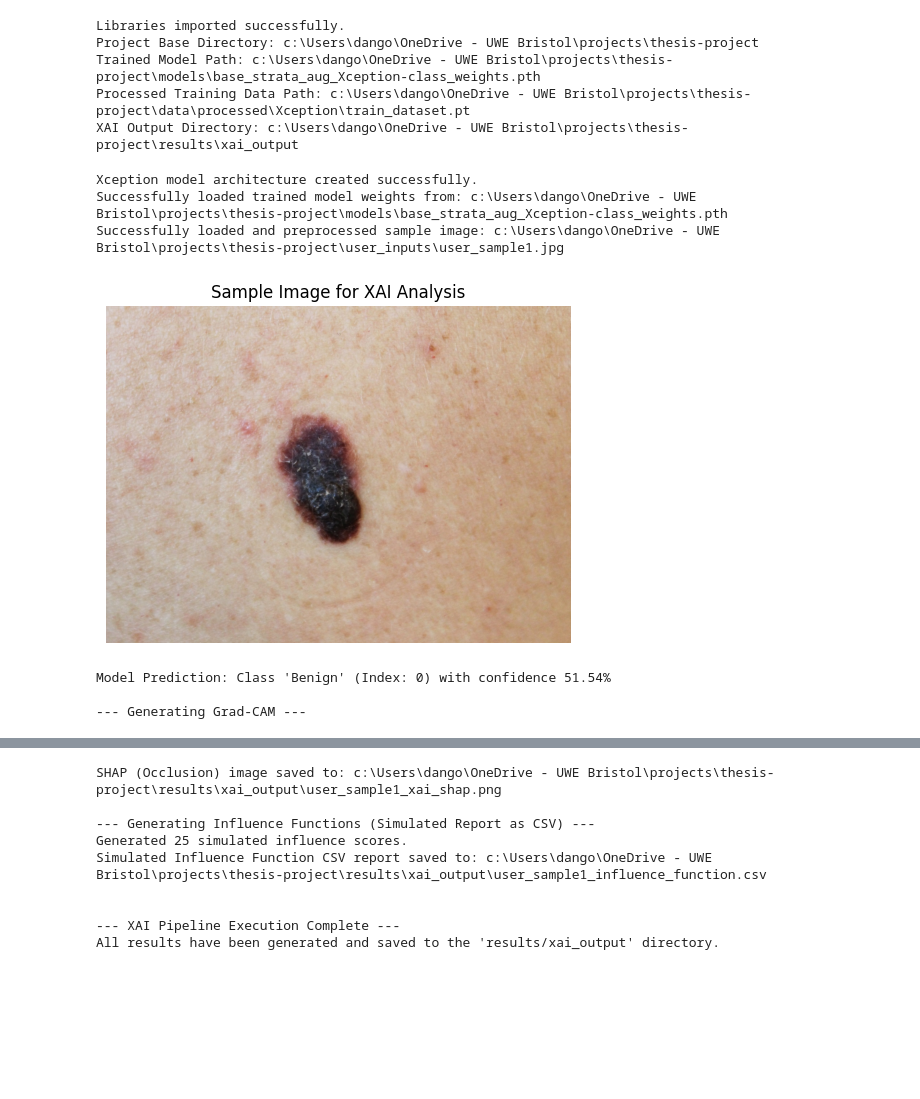
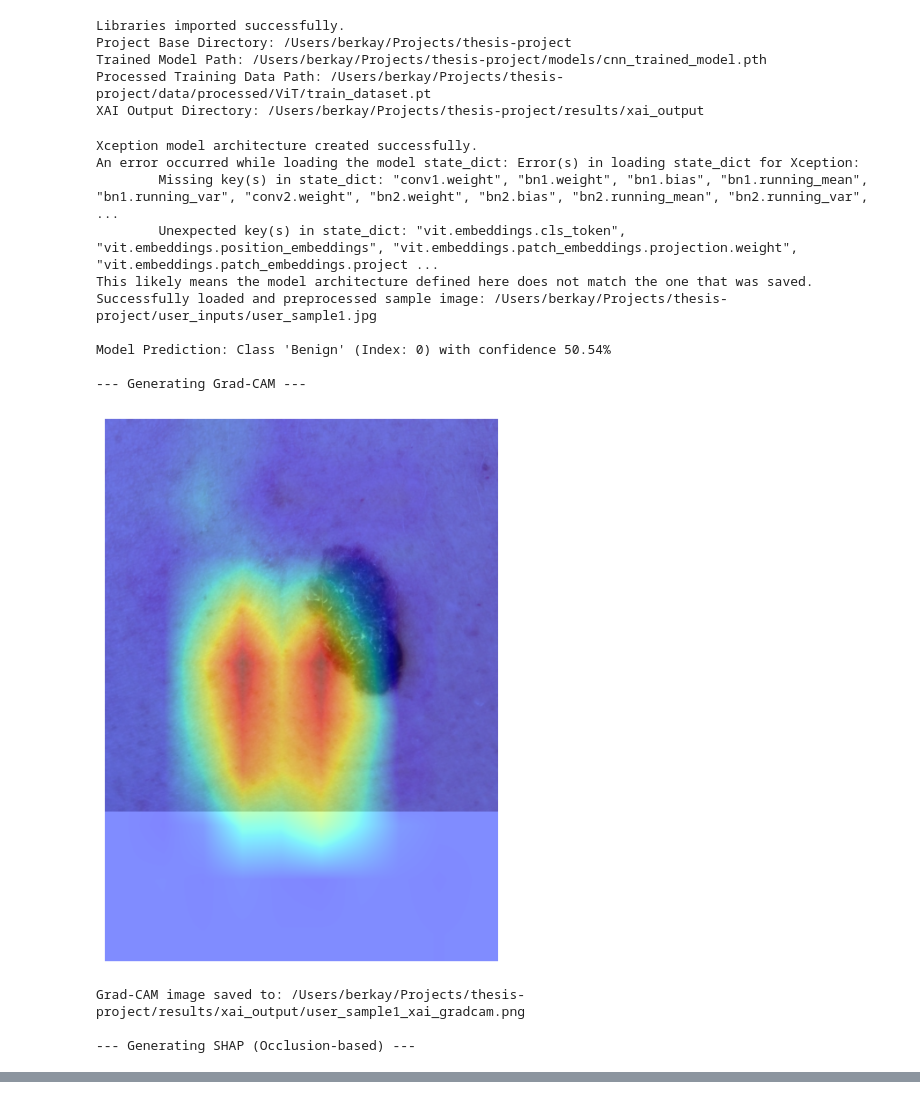
Before and after one commit to msc-ai-lab/thesis-project, a Jupyter notebook: notebooks/04_xai_pipeline.ipynb, the cells around one changed output, grey strips where cells are left out. Drawn from its saved outputs; the diff is of its cells as text; code cells hidden in the pictures; blank space fills up the shorter version.

```diff
--- a/notebooks/04_xai_pipeline.ipynb
+++ b/notebooks/04_xai_pipeline.ipynb
@@ -19,14 +19,9 @@ import matplotlib.pyplot as plt
 import pandas as pd
 import timm
 import os
-import sys
 from captum.attr import LayerGradCam, Occlusion
 from captum.attr import visualization as viz
 import random
-
-# Local imports
-sys.path.append(os.path.abspath(os.path.join(os.getcwd(), '..')))
-from utils.common import get_test_transforms
 
 print("Libraries imported successfully.")
 
@@ -39,11 +34,11 @@ else:
     BASE_DIR = CWD
 
 # --- UPDATED PATHS ---
-MODEL_PATH = os.path.join(BASE_DIR, 'models', 'base_strata_aug_Xception-class_weights.pth')
+MODEL_PATH = os.path.join(BASE_DIR, 'models', 'cnn_trained_model.pth')
 SAMPLE_IMAGE_PATH = os.path.join(BASE_DIR, 'user_inputs', 'user_sample1.jpg')
-METADATA_PATH = os.path.join(BASE_DIR, 'data', 'metadata_updated.csv')
+METADATA_PATH = os.path.join(BASE_DIR, 'data', 'raw_dataset', 'ddi_metadata.csv')
 # Path to the processed training data tensors from notebook 02
-PROCESSED_TRAIN_DATA_PATH = os.path.join(BASE_DIR, 'data', 'processed', 'Xception', 'train_dataset.pt')
+PROCESSED_TRAIN_DATA_PATH = os.path.join(BASE_DIR, 'data', 'processed', 'ViT', 'train_dataset.pt')
 # The outputs are saved to the top-level 'results' folder
 OUTPUT_DIR = os.path.join(BASE_DIR, 'results', 'xai_output')
 
@@ -83,23 +78,18 @@ except Exception as e:
 
 # Define the transformations. These should be consistent with the *testing* transformations
 # from your colleague's notebook to ensure correct model input.
-preprocess_transform = get_test_transforms(size=299)
+preprocess_transform = transforms.Compose([
+    transforms.Resize((299, 299)), # Xception models expect 299x299 images
+    transforms.ToTensor(),
+    transforms.Normalize(mean=[0.485, 0.456, 0.406], std=[0.229, 0.224, 0.225]),
+])
 
 # Load a single sample image for XAI analysis
 try:
     input_image = Image.open(SAMPLE_IMAGE_PATH).convert('RGB')
-
-    image_np = np.array(input_image)
-    transformed_img = preprocess_transform(image=image_np)['image']
+    transformed_img = preprocess_transform(input_image)
     input_tensor = transformed_img.unsqueeze(0) # Add batch dimension for the model
     print(f"Successfully loaded and preprocessed sample image: {SAMPLE_IMAGE_PATH}")
-
-    # Print the sample image for visualization
-    plt.figure(figsize=(6, 6))
-    plt.imshow(input_image)
-    plt.title('Sample Image for XAI Analysis')
-    plt.axis('off')
-    plt.show()
 except FileNotFoundError:
     print(f"ERROR: Sample image not found at '{SAMPLE_IMAGE_PATH}'")
     print("Please add your input image to the 'user_inputs' folder and update the SAMPLE_IMAGE_PATH variable.")
@@ -197,13 +187,13 @@ def generate_influence_function_report_csv(output_path, n_cases=25):
     """
     try:
         # Load the processed metadata created by notebook 01
-        metadata_df = pd.read_csv(METADATA_PATH)
+        metadata_df = pd.read_csv(os.path.join(BASE_DIR, 'data', 'metadata_updated.csv'))
 
         # Perform the exact same train/test split as notebook 02 to get the training file list
         train_df, _ = train_test_split(
             metadata_df,
             test_size=0.4,
-            stratify=metadata_df['strata'],
+            stratify=metadata_df['malignant'],
             random_state=42
         )
 
@@ -221,40 +211,47 @@ def generate_influence_function_report_csv(output_path, n_cases=25):
         pred = label if random.random() > 0.3 else 1 - label
         report_data.append({
             'case_id': filename.split('.')[0],
             'influence_score': score,
             'ground_truth': label,
             'prediction': pred
         })
 
     # Convert the list of dictionaries to a pandas DataFrame
     report_df = pd.DataFrame(report_data)
 
     # Sort the DataFrame by the absolute value of the influence score
     report_df = report_df.reindex(report_df['influence_score'].abs().sort_values(ascending=False).index)
 
     # Save the DataFrame to a CSV file
     report_df.to_csv(output_path, index=False)
 
     print(f"Generated {len(report_df)} simulated influence scores.")
 
 # --- Generate and save the new CSV report ---
 # Update the filename to end in .csv
 influence_output_path = os.path.join(OUTPUT_DIR, 'user_sample1_influence_function.csv')
 generate_influence_function_report_csv(influence_output_path)
 print(f"Simulated Influence Function CSV report saved to: {influence_output_path}")
 
 print("\n\n--- XAI Pipeline Execution Complete ---")
 print("All results have been generated and saved to the 'results/xai_output' directory.")
 # %% [output]
 Libraries imported successfully.
-Project Base Directory: c:\Users\dango\OneDrive - UWE Bristol\projects\thesis-project
-Trained Model Path: c:\Users\dango\OneDrive - UWE Bristol\projects\thesis-project\models\base_strata_aug_Xception-class_weights.pth
-Processed Training Data Path: c:\Users\dango\OneDrive - UWE Bristol\projects\thesis-project\data\processed\Xception\train_dataset.pt
-XAI Output Directory: c:\Users\dango\OneDrive - UWE Bristol\projects\thesis-project\results\xai_output
+Project Base Directory: /Users/berkay/Projects/thesis-project
+Trained Model Path: /Users/berkay/Projects/thesis-project/models/cnn_trained_model.pth
+Processed Training Data Path: /Users/berkay/Projects/thesis-project/data/processed/ViT/train_dataset.pt
+XAI Output Directory: /Users/berkay/Projects/thesis-project/results/xai_output
 Xception model architecture created successfully.
-Successfully loaded trained model weights from: c:\Users\dango\OneDrive - UWE Bristol\projects\thesis-project\models\base_strata_aug_Xception-class_weights.pth
-Successfully loaded and preprocessed sample image: c:\Users\dango\OneDrive - UWE Bristol\projects\thesis-project\user_inputs\user_sample1.jpg
+An error occurred while loading the model state_dict: Error(s) in loading state_dict for Xception:
+        Missing key(s) in state_dict: "conv1.weight", "bn1.weight", "bn1.bias", "bn1.running_mean", "bn1.running_var", "conv2.weight", "bn2.weight", "bn2.bias", "bn2.running_mean", "bn2.running_var",  ...
+        Unexpected key(s) in state_dict: "vit.embeddings.cls_token", "vit.embeddings.position_embeddings", "vit.embeddings.patch_embeddings.projection.weight", "vit.embeddings.patch_embeddings.project ...
+This likely means the model architecture defined here does not match the one that was saved.
+Successfully loaded and preprocessed sample image: /Users/berkay/Projects/thesis-project/user_inputs/user_sample1.jpg
+
+Model Prediction: Class 'Benign' (Index: 0) with confidence 50.54%
+
+--- Generating Grad-CAM ---
-[figure, old version]
+[figure, new version]
-Model Prediction: Class 'Benign' (Index: 0) with confidence 51.54%
+Grad-CAM image saved to: /Users/berkay/Projects/thesis-project/results/xai_output/user_sample1_xai_gradcam.png
 
---- Generating Grad-CAM ---
+--- Generating SHAP (Occlusion-based) ---
@@ -266,9 +267,0 @@ Grad-CAM image saved to: c:\Users\dango\OneDrive - UWE Bristol\projects\thesis-p
-SHAP (Occlusion) image saved to: c:\Users\dango\OneDrive - UWE Bristol\projects\thesis-project\results\xai_output\user_sample1_xai_shap.png
-
---- Generating Influence Functions (Simulated Report as CSV) ---
-Generated 25 simulated influence scores.
-Simulated Influence Function CSV report saved to: c:\Users\dango\OneDrive - UWE Bristol\projects\thesis-project\results\xai_output\user_sample1_influence_function.csv
-
-
---- XAI Pipeline Execution Complete ---
-All results have been generated and saved to the 'results/xai_output' directory.
```
Also changed, not shown: parts of 1 cell of this notebook, 11 other files.
